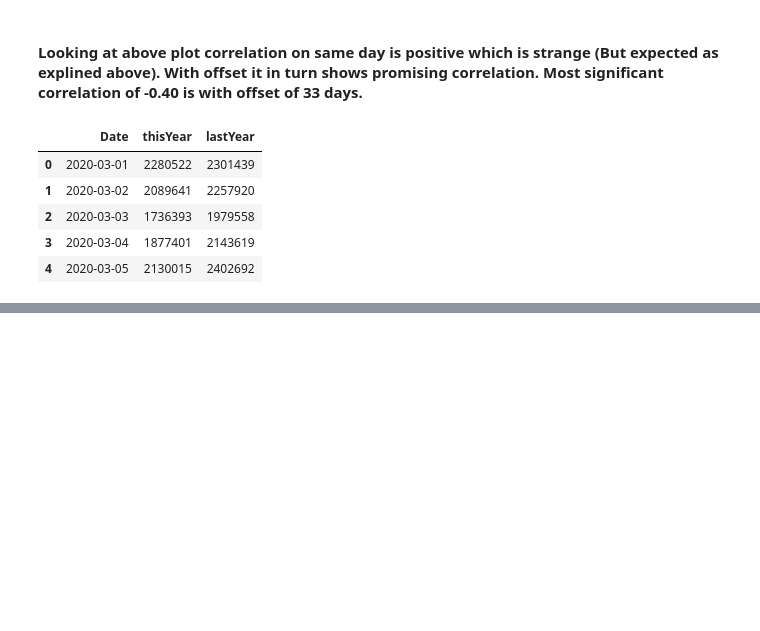
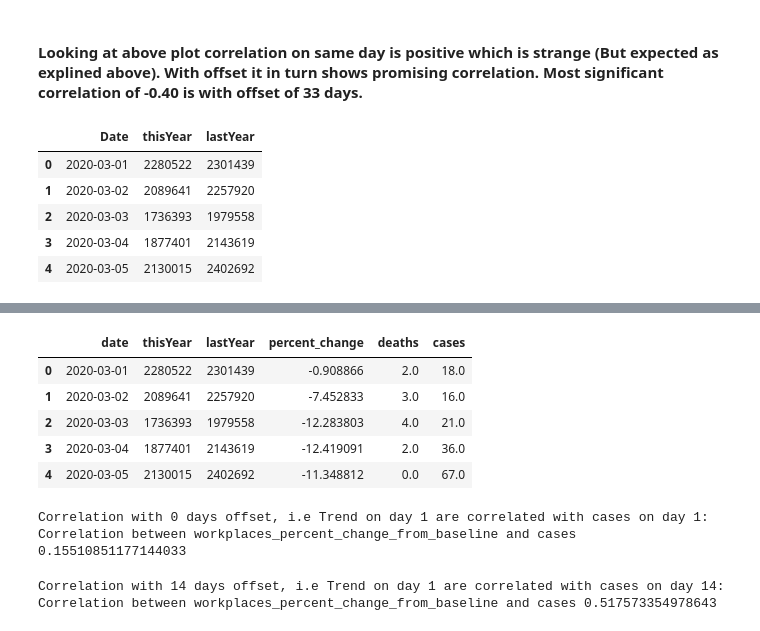
Before and after one commit to abhatt95/COVID-19-mobility-impact, a Jupyter notebook: Cleanup aggregation and EDA.ipynb, the cells around one changed output, grey strips where cells are left out. Drawn from its saved outputs; the diff is of its cells as text; code cells hidden in the pictures; blank space fills up the shorter version.

```diff
--- a/Cleanup aggregation and EDA.ipynb
+++ b/Cleanup aggregation and EDA.ipynb
@@ -587,0 +615,31 @@ arrays to stack must be passed as a "sequence" type such as list or tuple. Suppo
+# %%
+TSA_df.columns = ['date','thisYear','lastYear','percent_change']
+# %%
+Flight_and_cases = pd.merge(TSA_df,nyt_processed_data,on=['date'])
+# %%
+Flight_and_cases.head()
+# %% [output]
+|  | date | thisYear | lastYear | percent_change | deaths | cases |
+| 0 | 2020-03-01 | 2280522 | 2301439 | -0.908866 | 2.0 | 18.0 |
+| 1 | 2020-03-02 | 2089641 | 2257920 | -7.452833 | 3.0 | 16.0 |
+| 2 | 2020-03-03 | 1736393 | 1979558 | -12.283803 | 4.0 | 21.0 |
+| 3 | 2020-03-04 | 1877401 | 2143619 | -12.419091 | 2.0 | 36.0 |
+| 4 | 2020-03-05 | 2130015 | 2402692 | -11.348812 | 0.0 | 67.0 |
+# %%
+print("Correlation with 0 days offset, i.e Trend on day 1 are correlated with cases on day 1:")
+print("Correlation between workplaces_percent_change_from_baseline and cases",getCorelationBetweenCasesAnd(Label1 = 'percent_change',
+                                                                                                           Label2 = 'cases',
+                                                                                                           OffsetDays = 0,
+                                                                                                           Data = Flight_and_cases))
+# %% [output]
+Correlation with 0 days offset, i.e Trend on day 1 are correlated with cases on day 1:
+Correlation between workplaces_percent_change_from_baseline and cases 0.15510851177144033
+# %%
+print("Correlation with 14 days offset, i.e Trend on day 1 are correlated with cases on day 14:")
+print("Correlation between workplaces_percent_change_from_baseline and cases",getCorelationBetweenCasesAnd(Label1 = 'percent_change',
+                                                                                                           Label2 = 'cases',
+                                                                                                           OffsetDays = 14,
+                                                                                                           Data = Flight_and_cases))
+# %% [output]
+Correlation with 14 days offset, i.e Trend on day 1 are correlated with cases on day 14:
+Correlation between workplaces_percent_change_from_baseline and cases 0.517573354978643
```
Also changed, not shown: parts of 19 cells of this notebook.
